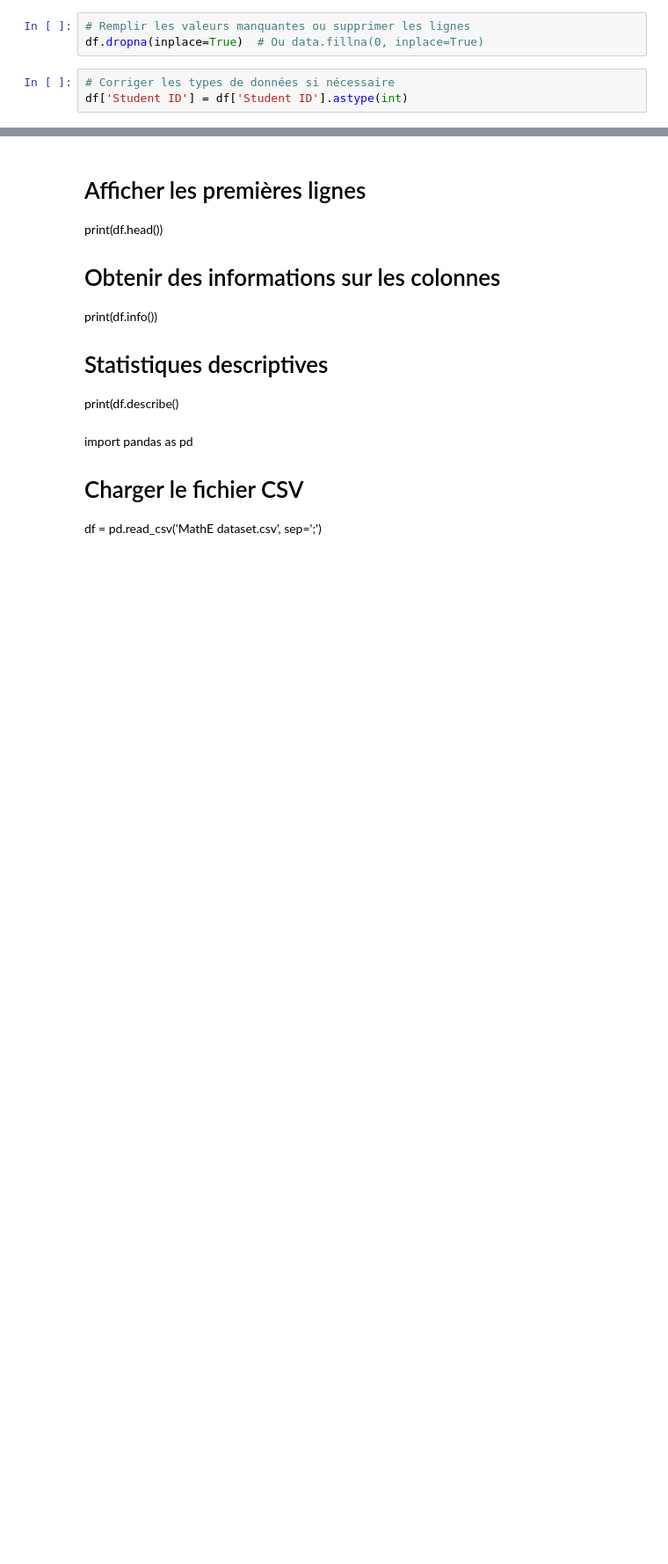
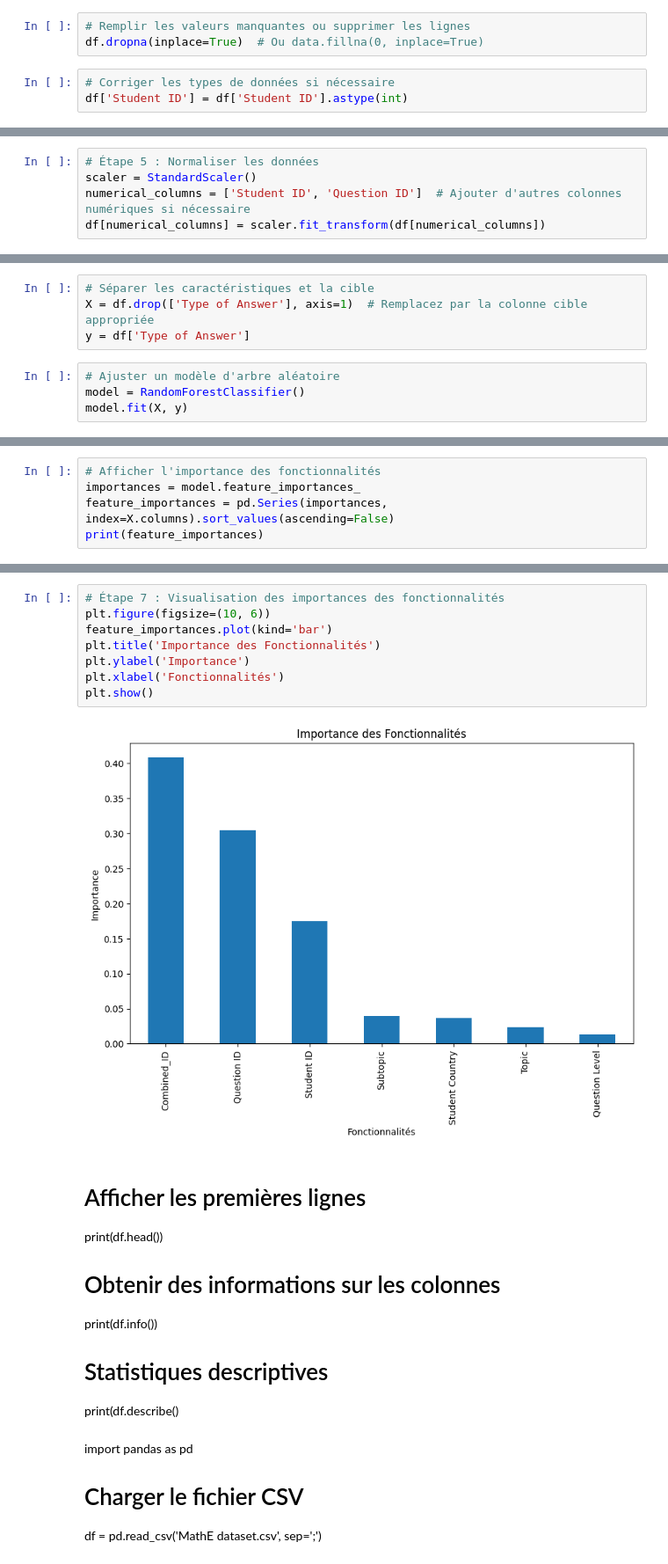
Before and after one commit to ydrisdongmo/-iris_app-, a Jupyter notebook: Bienvenue_dans_Colaboratory.ipynb, the cells around one changed output, grey strips where cells are left out. Shown: that part at 88% size. Drawn from its saved outputs; the diff is of its cells as text; blank space fills up the shorter version.

```diff
--- a/Bienvenue_dans_Colaboratory.ipynb
+++ b/Bienvenue_dans_Colaboratory.ipynb
@@ -78,0 +104,5 @@ ValueError: could not convert string to float: 'Basic'
+# %%
+# Étape 5 : Normaliser les données
+scaler = StandardScaler()
+numerical_columns = ['Student ID', 'Question ID']  # Ajouter d'autres colonnes numériques si nécessaire
+df[numerical_columns] = scaler.fit_transform(df[numerical_columns])
@@ -78,0 +126,8 @@ ValueError: could not convert string to float: 'Basic'
+# %%
+# Séparer les caractéristiques et la cible
+X = df.drop(['Type of Answer'], axis=1)  # Remplacez par la colonne cible appropriée
+y = df['Type of Answer']
+# %%
+# Ajuster un modèle d'arbre aléatoire
+model = RandomForestClassifier()
+model.fit(X, y)
@@ -78,0 +136,5 @@ ValueError: could not convert string to float: 'Basic'
+# %%
+# Afficher l'importance des fonctionnalités
+importances = model.feature_importances_
+feature_importances = pd.Series(importances, index=X.columns).sort_values(ascending=False)
+print(feature_importances)
@@ -79,3 +150,13 @@ ValueError: could not convert string to float: 'Basic'
+# %%
+# Étape 7 : Visualisation des importances des fonctionnalités
+plt.figure(figsize=(10, 6))
+feature_importances.plot(kind='bar')
+plt.title('Importance des Fonctionnalités')
+plt.ylabel('Importance')
+plt.xlabel('Fonctionnalités')
+plt.show()
+# %% [output]
+[figure, added]
 # %% [markdown]
 # Afficher les premières lignes
 print(df.head())
```
Also changed, not shown: parts of 9 cells of this notebook.
